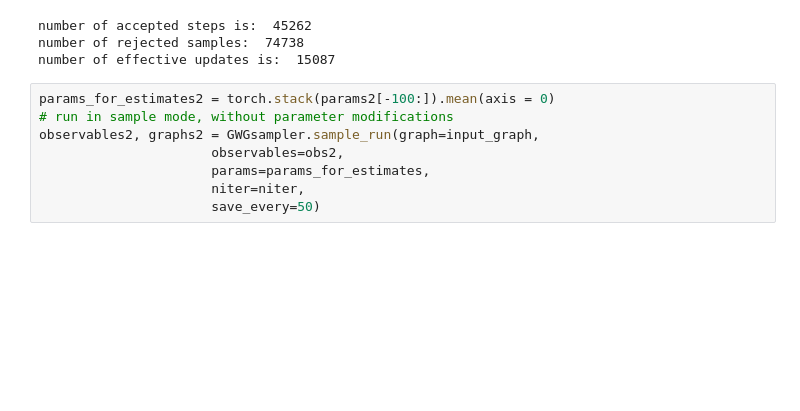
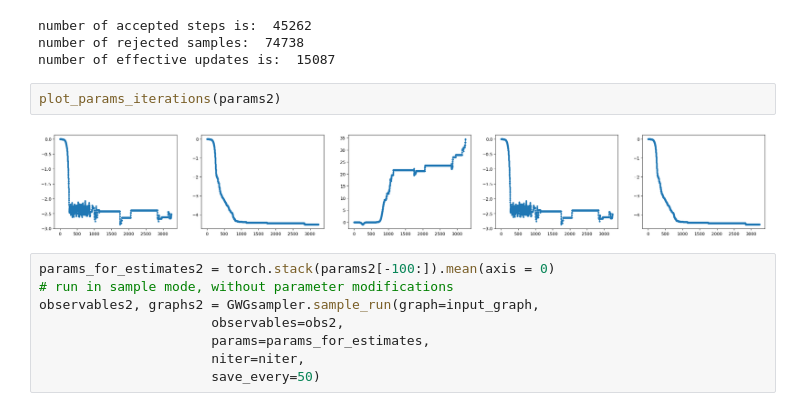
Before and after one commit to LorenzoTonet/torch_erg_experiments, a Jupyter notebook: Trees.ipynb, the cells around one changed output. Drawn from its saved outputs; the diff is of its cells as text; blank space fills up the shorter version.

```diff
--- a/Trees.ipynb
+++ b/Trees.ipynb
@@ -150,6 +150,10 @@ CUDA backend not available falling back to cpu
 number of accepted steps is:  45262
 number of rejected samples:  74738
 number of effective updates is:  15087
+# %%
+plot_params_iterations(params2)
+# %% [output]
+[figure, added]
 # %%
 params_for_estimates2 = torch.stack(params2[-100:]).mean(axis = 0)
 # run in sample mode, without parameter modifications
```
Also changed, not shown: parts of 6 cells of this notebook.
